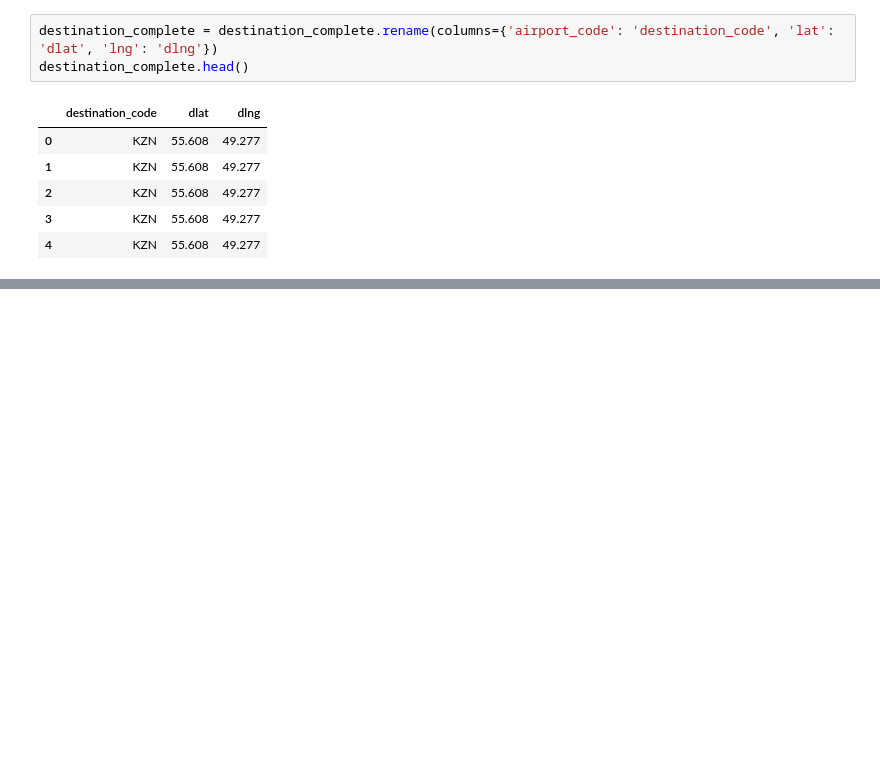
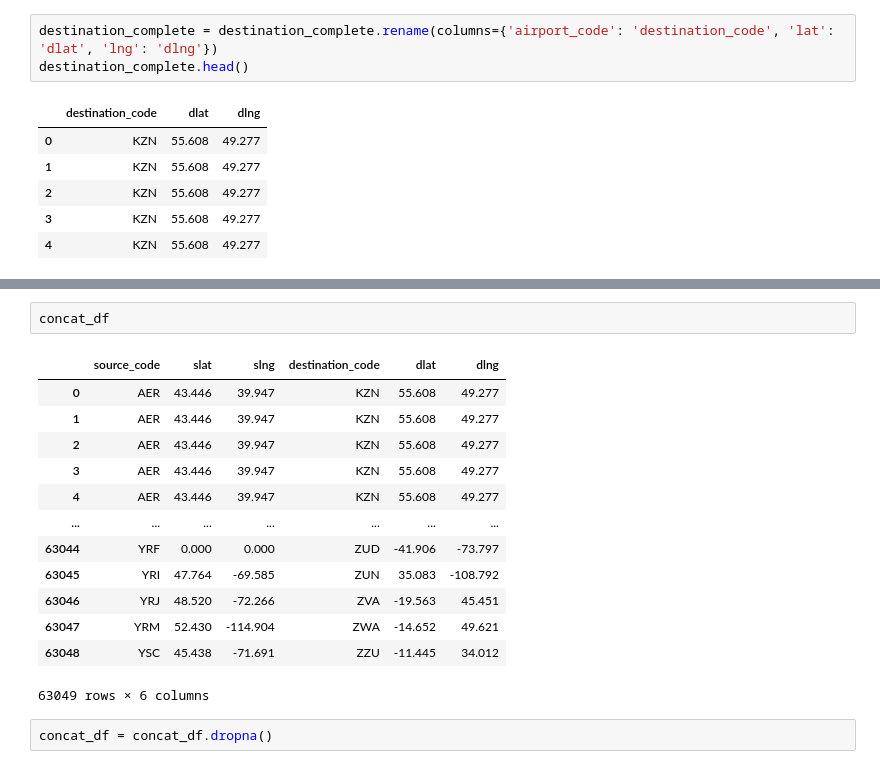
Before and after one commit to m-duval/global_airline_routes, a Jupyter notebook: global_airline_routes/global_airline_routes.ipynb, the cells around one changed output, grey strips where cells are left out. Saved outputs shown, nothing was run; the diff lists cells and outputs as text; blank space fills up the shorter version.

```diff
--- a/global_airline_routes/global_airline_routes.ipynb
+++ b/global_airline_routes/global_airline_routes.ipynb
@@ -150,0 +247,18 @@ complete_merge.head()
+# %%
+concat_df
+# %% [output]
+|  | source_code | slat | slng | destination_code | dlat | dlng |
+| 0 | AER | 43.446 | 39.947 | KZN | 55.608 | 49.277 |
+| 1 | AER | 43.446 | 39.947 | KZN | 55.608 | 49.277 |
+| 2 | AER | 43.446 | 39.947 | KZN | 55.608 | 49.277 |
+| 3 | AER | 43.446 | 39.947 | KZN | 55.608 | 49.277 |
+| 4 | AER | 43.446 | 39.947 | KZN | 55.608 | 49.277 |
+| ... | ... | ... | ... | ... | ... | ... |
+| 63044 | YRF | 0.000 | 0.000 | ZUD | -41.906 | -73.797 |
+| 63045 | YRI | 47.764 | -69.585 | ZUN | 35.083 | -108.792 |
+| 63046 | YRJ | 48.520 | -72.266 | ZVA | -19.563 | 45.451 |
+| 63047 | YRM | 52.430 | -114.904 | ZWA | -14.652 | 49.621 |
+| 63048 | YSC | 45.438 | -71.691 | ZZU | -11.445 | 34.012 |
+63049 rows × 6 columns
+# %%
+concat_df = concat_df.dropna()
```
Also changed, not shown: parts of 22 cells of this notebook, 7 other files.
